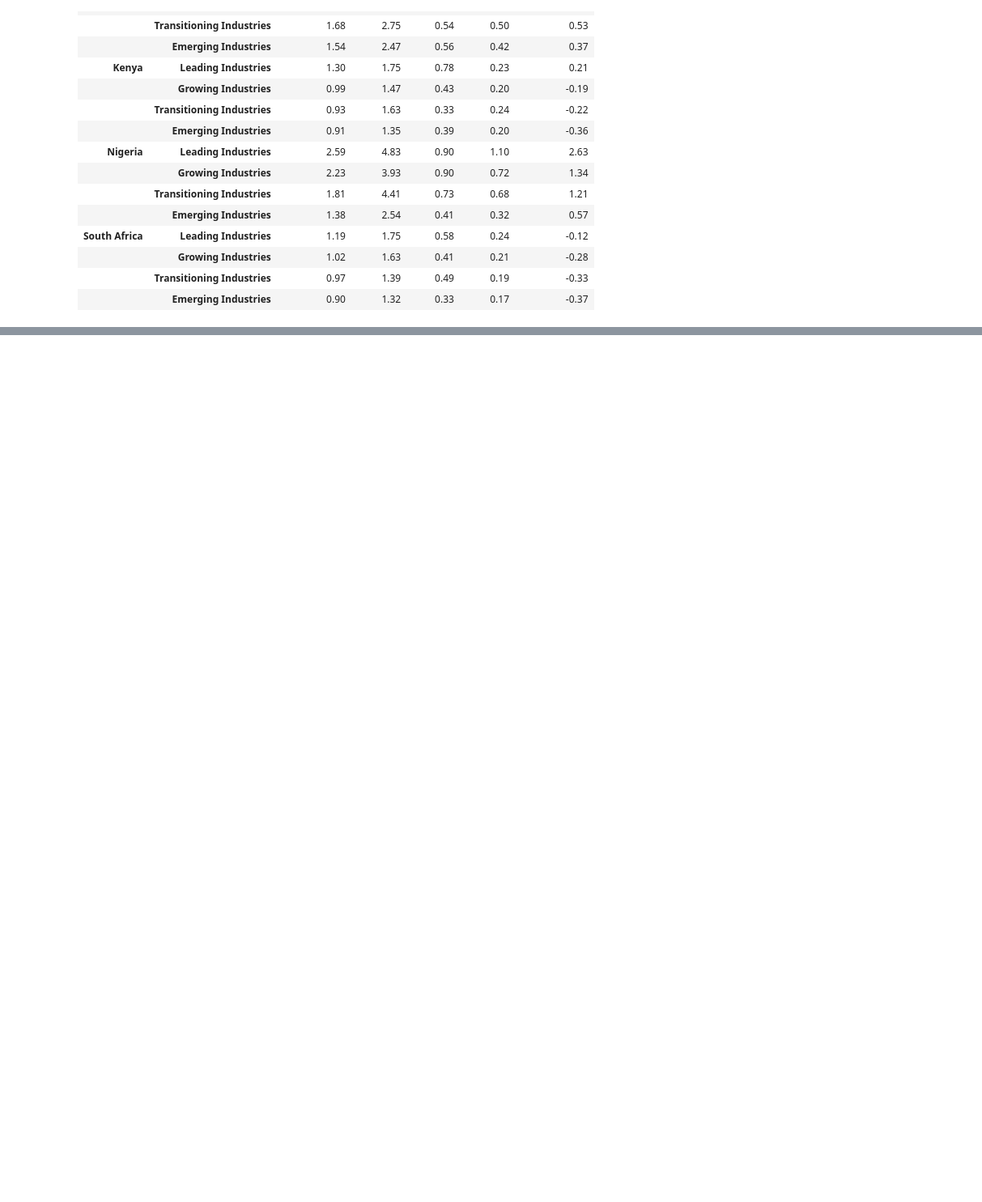
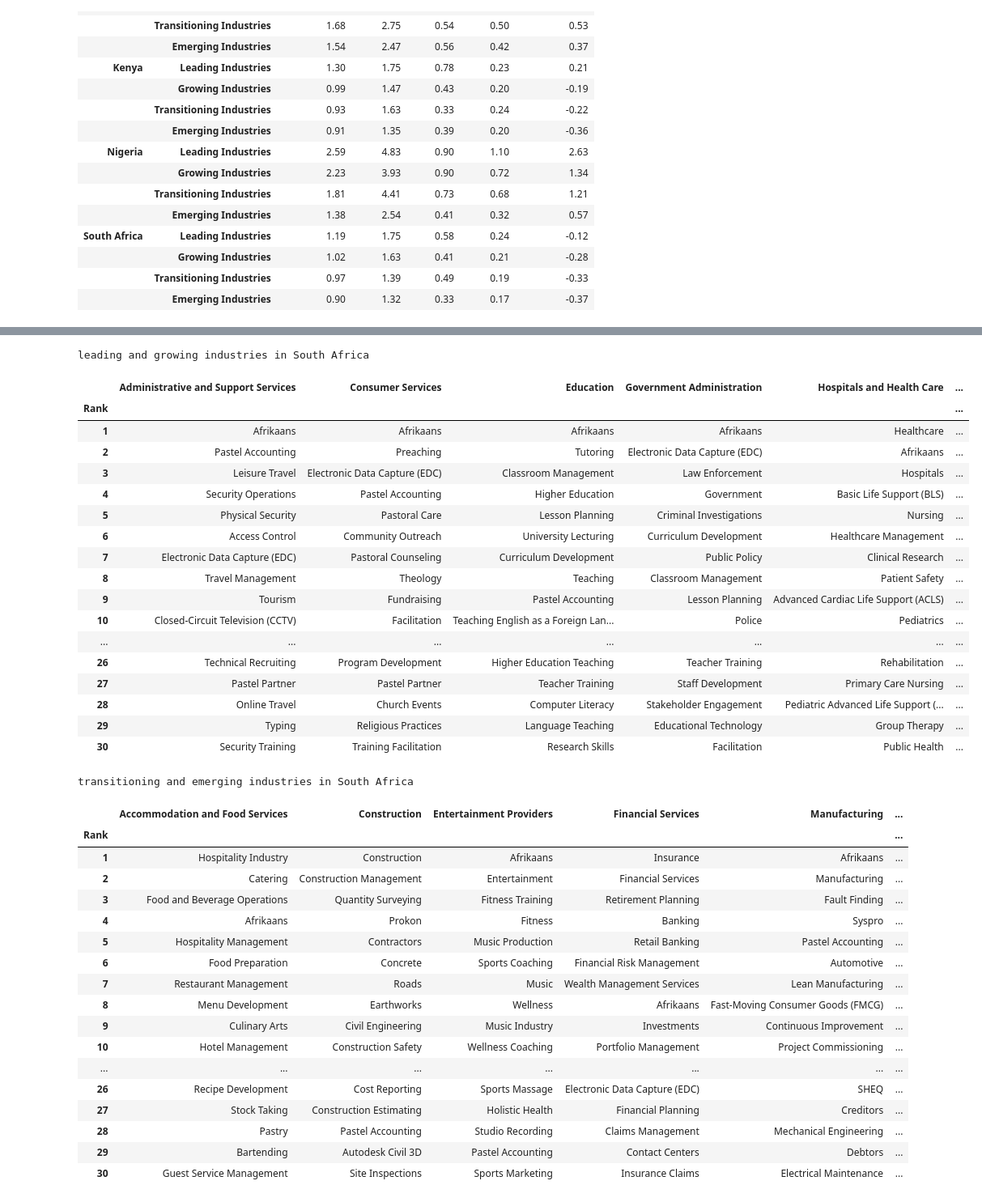
Before and after one commit to datapartnership/west-africa-labor-market-analysis, a Jupyter notebook: notebooks/linkedin-trends/linkedin-industry-performance.ipynb, the cells around one changed output, grey strips where cells are left out. Shown at 81% size. Saved outputs shown, nothing was run; the diff lists cells and outputs as text; code cells hidden in the pictures; blank space fills up the shorter version.

```diff
--- a/notebooks/linkedin-trends/linkedin-industry-performance.ipynb
+++ b/notebooks/linkedin-trends/linkedin-industry-performance.ipynb
@@ -288,0 +634,54 @@ plot_industry_tiers(industry_lhr, metrics, "South Africa")
+# %%
+display(
+    skill_grid(
+        "South Africa",
+        half_industries("South Africa", TOP_HALF),
+        "leading and growing industries",
+    )
+)
+display(
+    skill_grid(
+        "South Africa",
+        half_industries("South Africa", BOTTOM_HALF),
+        "transitioning and emerging industries",
+    )
+)
+# %% [output]
+leading and growing industries in South Africa
+|  | Administrative and Support Services | Consumer Services | Education | Government Administration | Hospitals and Health Care | ... |
+| Rank |  |  |  |  |  | ... |
+| 1 | Afrikaans | Afrikaans | Afrikaans | Afrikaans | Healthcare | ... |
+| 2 | Pastel Accounting | Preaching | Tutoring | Electronic Data Capture (EDC) | Afrikaans | ... |
+| 3 | Leisure Travel | Electronic Data Capture (EDC) | Classroom Management | Law Enforcement | Hospitals | ... |
+| 4 | Security Operations | Pastel Accounting | Higher Education | Government | Basic Life Support (BLS) | ... |
+| 5 | Physical Security | Pastoral Care | Lesson Planning | Criminal Investigations | Nursing | ... |
+| 6 | Access Control | Community Outreach | University Lecturing | Curriculum Development | Healthcare Management | ... |
+| 7 | Electronic Data Capture (EDC) | Pastoral Counseling | Curriculum Development | Public Policy | Clinical Research | ... |
+| 8 | Travel Management | Theology | Teaching | Classroom Management | Patient Safety | ... |
+| 9 | Tourism | Fundraising | Pastel Accounting | Lesson Planning | Advanced Cardiac Life Support (ACLS) | ... |
+| 10 | Closed-Circuit Television (CCTV) | Facilitation | Teaching English as a Foreign Lan... | Police | Pediatrics | ... |
+| ... | ... | ... | ... | ... | ... | ... |
+| 26 | Technical Recruiting | Program Development | Higher Education Teaching | Teacher Training | Rehabilitation | ... |
+| 27 | Pastel Partner | Pastel Partner | Teacher Training | Staff Development | Primary Care Nursing | ... |
+| 28 | Online Travel | Church Events | Computer Literacy | Stakeholder Engagement | Pediatric Advanced Life Support (... | ... |
+| 29 | Typing | Religious Practices | Language Teaching | Educational Technology | Group Therapy | ... |
+| 30 | Security Training | Training Facilitation | Research Skills | Facilitation | Public Health | ... |
+transitioning and emerging industries in South Africa
+|  | Accommodation and Food Services | Construction | Entertainment Providers | Financial Services | Manufacturing | ... |
+| Rank |  |  |  |  |  | ... |
+| 1 | Hospitality Industry | Construction | Afrikaans | Insurance | Afrikaans | ... |
+| 2 | Catering | Construction Management | Entertainment | Financial Services | Manufacturing | ... |
+| 3 | Food and Beverage Operations | Quantity Surveying | Fitness Training | Retirement Planning | Fault Finding | ... |
+| 4 | Afrikaans | Prokon | Fitness | Banking | Syspro | ... |
+| 5 | Hospitality Management | Contractors | Music Production | Retail Banking | Pastel Accounting | ... |
+| 6 | Food Preparation | Concrete | Sports Coaching | Financial Risk Management | Automotive | ... |
+| 7 | Restaurant Management | Roads | Music | Wealth Management Services | Lean Manufacturing | ... |
+| 8 | Menu Development | Earthworks | Wellness | Afrikaans | Fast-Moving Consumer Goods (FMCG) | ... |
+| 9 | Culinary Arts | Civil Engineering | Music Industry | Investments | Continuous Improvement | ... |
+| 10 | Hotel Management | Construction Safety | Wellness Coaching | Portfolio Management | Project Commissioning | ... |
+| ... | ... | ... | ... | ... | ... | ... |
+| 26 | Recipe Development | Cost Reporting | Sports Massage | Electronic Data Capture (EDC) | SHEQ | ... |
+| 27 | Stock Taking | Construction Estimating | Holistic Health | Financial Planning | Creditors | ... |
+| 28 | Pastry | Pastel Accounting | Studio Recording | Claims Management | Mechanical Engineering | ... |
+| 29 | Bartending | Autodesk Civil 3D | Pastel Accounting | Contact Centers | Debtors | ... |
+| 30 | Guest Service Management | Site Inspections | Sports Marketing | Insurance Claims | Electrical Maintenance | ... |
```
Also changed, not shown: parts of 18 cells of this notebook, 2 other files.
